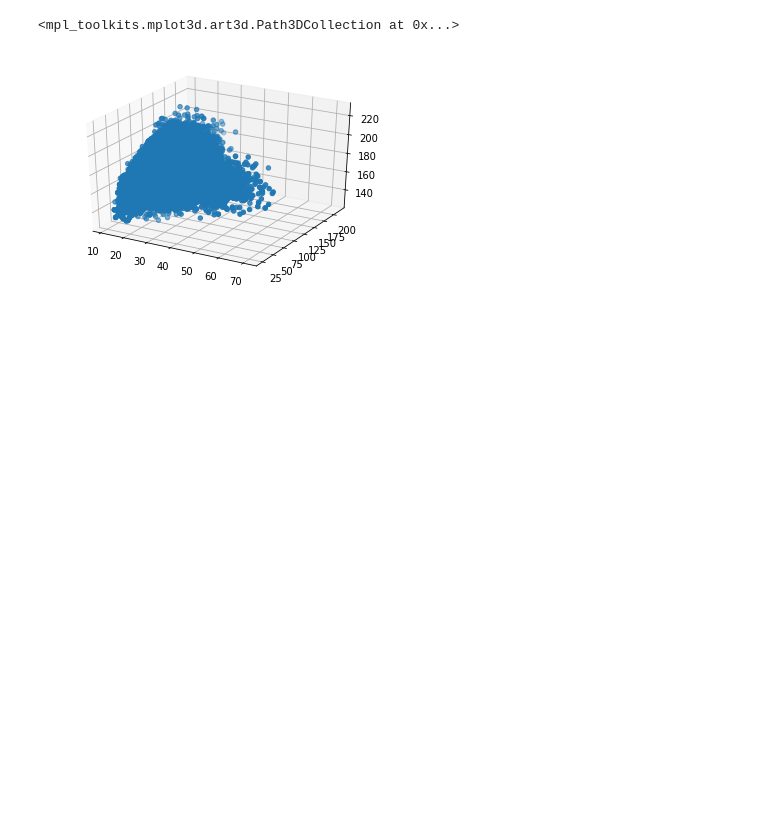
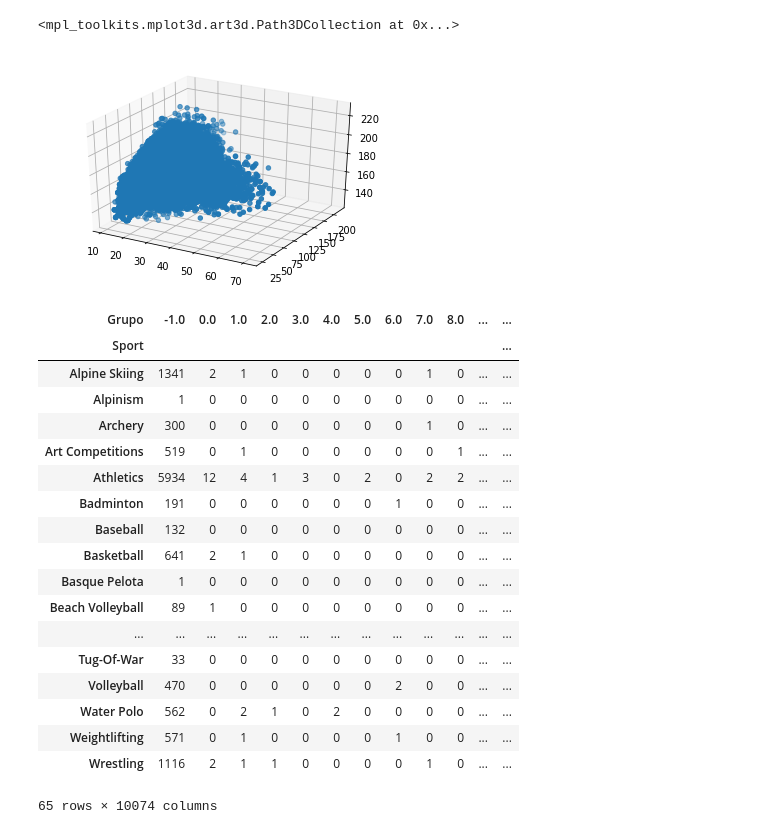
Before and after one commit to CaioFauza/Projeto3CDados, a Jupyter notebook: Projeto3.ipynb, the cells around one changed output. Saved outputs shown, nothing was run; the diff lists cells and outputs as text; code cells hidden in the pictures; blank space fills up the shorter version.

```diff
--- a/Projeto3.ipynb
+++ b/Projeto3.ipynb
@@ -199,26 +230,47 @@ plt3d.scatter(dados.Age, dados.Weight, dados.Height)
 # %%
 #DBSCAN
 
 from sklearn.cluster import DBSCAN
 
 
 geral = pd.read_csv("athlete_events.csv")
 
-nclusters = len(geral["Sport"].value_counts())
+
 sports = pd.unique(geral["Sport"]).tolist()
 
 geraldados = geral.loc[:,("Age", "Height", "Weight")]
 geraldados2 = geraldados[geral.Season == "Summer"]
 dados = geraldados2.dropna()
 
 
-med = cluster.DBSCAN(eps=5)
+med = cluster.DBSCAN()
 output = med.fit_predict(dados)
 
 
 a = pd.Series(output)
-a.value_counts()
+
 
 grupos = pd.DataFrame(geral.Sport)
 grupos['Grupo'] = pd.Series(output)
-pd.crosstab(grupos.Sport, grupos.Grupo)
+tabela = pd.crosstab(grupos.Sport, grupos.Grupo)
+tabela
+# %% [output]
+| Grupo | -1.0 | 0.0 | 1.0 | 2.0 | 3.0 | 4.0 | 5.0 | 6.0 | 7.0 | 8.0 | ... | ... |
+| Sport |  |  |  |  |  |  |  |  |  |  |  | ... |
+| Alpine Skiing | 1341 | 2 | 1 | 0 | 0 | 0 | 0 | 0 | 1 | 0 | ... | ... |
+| Alpinism | 1 | 0 | 0 | 0 | 0 | 0 | 0 | 0 | 0 | 0 | ... | ... |
+| Archery | 300 | 0 | 0 | 0 | 0 | 0 | 0 | 0 | 1 | 0 | ... | ... |
+| Art Competitions | 519 | 0 | 1 | 0 | 0 | 0 | 0 | 0 | 0 | 1 | ... | ... |
+| Athletics | 5934 | 12 | 4 | 1 | 3 | 0 | 2 | 0 | 2 | 2 | ... | ... |
+| Badminton | 191 | 0 | 0 | 0 | 0 | 0 | 0 | 1 | 0 | 0 | ... | ... |
+| Baseball | 132 | 0 | 0 | 0 | 0 | 0 | 0 | 0 | 0 | 0 | ... | ... |
+| Basketball | 641 | 2 | 1 | 0 | 0 | 0 | 0 | 0 | 0 | 0 | ... | ... |
+| Basque Pelota | 1 | 0 | 0 | 0 | 0 | 0 | 0 | 0 | 0 | 0 | ... | ... |
+| Beach Volleyball | 89 | 1 | 0 | 0 | 0 | 0 | 0 | 0 | 0 | 0 | ... | ... |
+| ... | ... | ... | ... | ... | ... | ... | ... | ... | ... | ... | ... | ... |
+| Tug-Of-War | 33 | 0 | 0 | 0 | 0 | 0 | 0 | 0 | 0 | 0 | ... | ... |
+| Volleyball | 470 | 0 | 0 | 0 | 0 | 0 | 0 | 2 | 0 | 0 | ... | ... |
+| Water Polo | 562 | 0 | 2 | 1 | 0 | 2 | 0 | 0 | 0 | 0 | ... | ... |
+| Weightlifting | 571 | 0 | 1 | 0 | 0 | 0 | 0 | 1 | 0 | 0 | ... | ... |
+| Wrestling | 1116 | 2 | 1 | 1 | 0 | 0 | 0 | 0 | 1 | 0 | ... | ... |
+65 rows × 10074 columns
```
Also changed, not shown: parts of 8 cells of this notebook.
